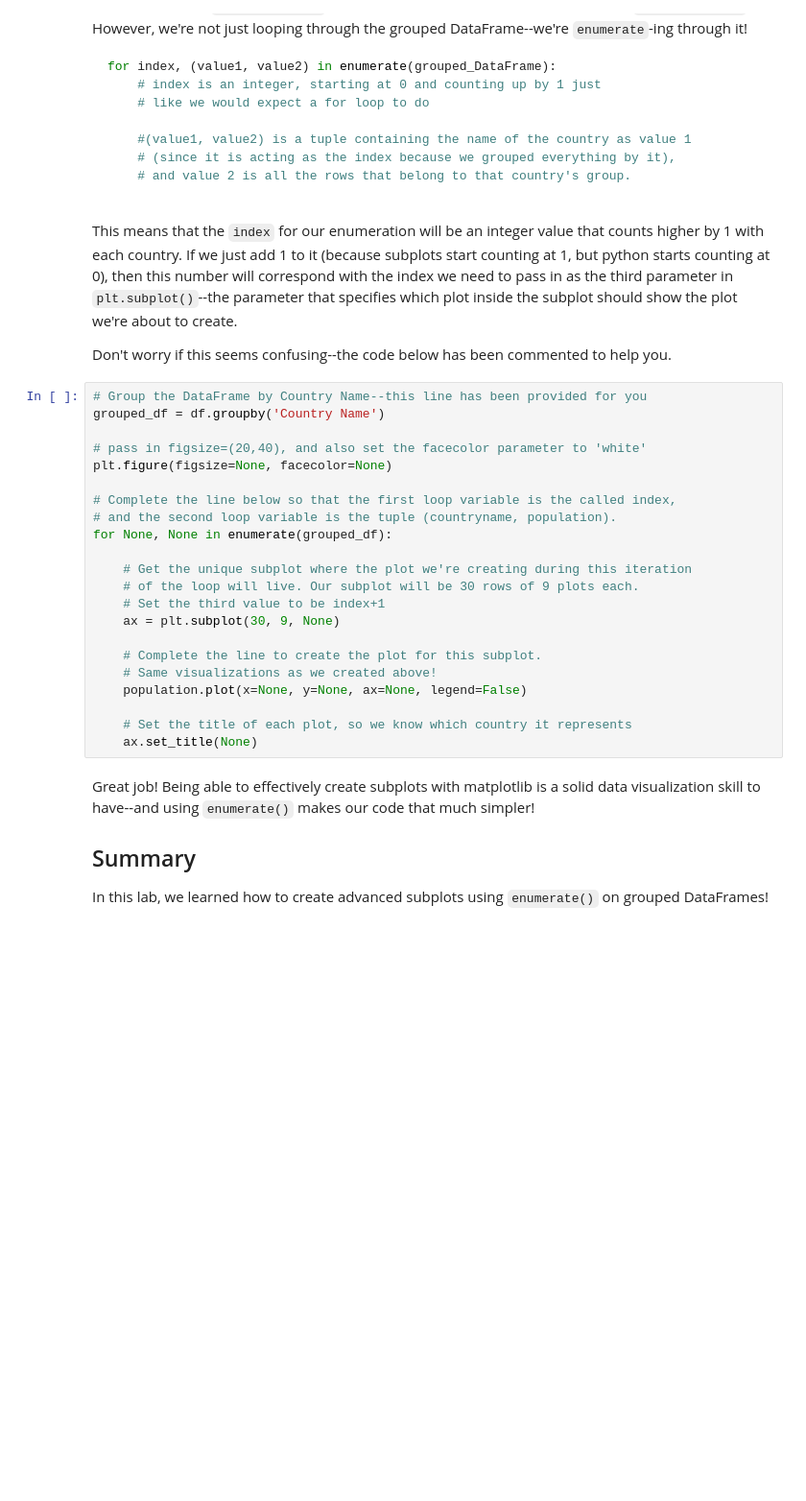
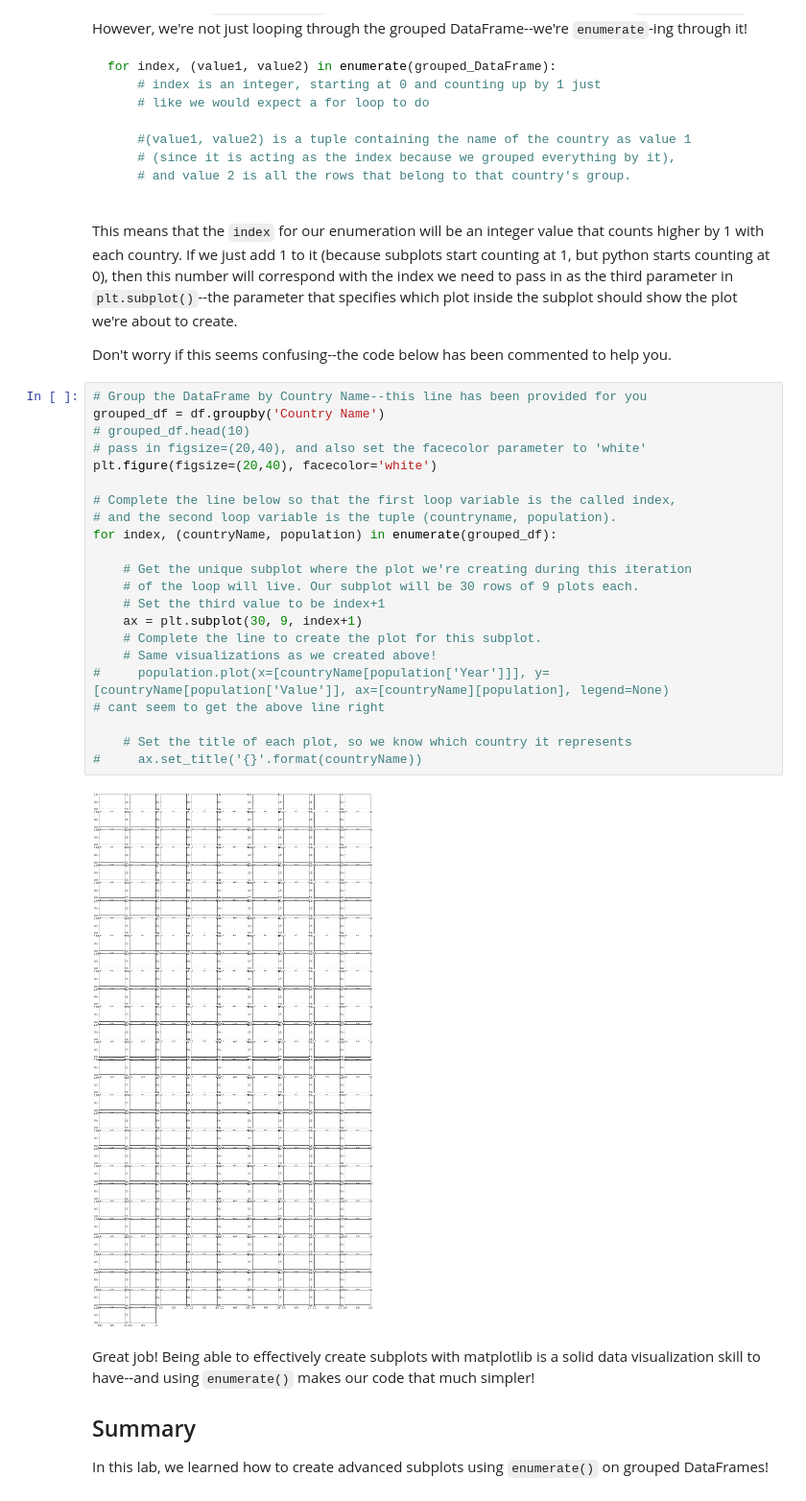
Before and after one commit to eannefawcett/dsc-subplots-and-enumeration-lab-online-ds-pt-081219, a Jupyter notebook: index.ipynb, the cells around one changed output. Shown at 96% size. Drawn from its saved outputs; the diff is of its cells as text; blank space fills up the shorter version.

Commit message:
create ax for a 30 x 9 subplot

```diff
--- a/index.ipynb
+++ b/index.ipynb
@@ -234,25 +227,27 @@ Don't worry if this seems confusing--the code below has been commented to help y
 # %%
 # Group the DataFrame by Country Name--this line has been provided for you
 grouped_df = df.groupby('Country Name')
-
+# grouped_df.head(10)
 # pass in figsize=(20,40), and also set the facecolor parameter to 'white'
-plt.figure(figsize=None, facecolor=None)
+plt.figure(figsize=(20,40), facecolor='white')
 
 # Complete the line below so that the first loop variable is the called index,
 # and the second loop variable is the tuple (countryname, population).
-for None, None in enumerate(grouped_df):
+for index, (countryName, population) in enumerate(grouped_df):
 
     # Get the unique subplot where the plot we're creating during this iteration
     # of the loop will live. Our subplot will be 30 rows of 9 plots each.
     # Set the third value to be index+1
-    ax = plt.subplot(30, 9, None)
-
+    ax = plt.subplot(30, 9, index+1)
     # Complete the line to create the plot for this subplot.
     # Same visualizations as we created above!
-    population.plot(x=None, y=None, ax=None, legend=False)
+#     population.plot(x=[countryName[population['Year']]], y=[countryName[population['Value']], ax=[countryName][population], legend=None)
+# cant seem to get the above line right
 
     # Set the title of each plot, so we know which country it represents
-    ax.set_title(None)
+#     ax.set_title('{}'.format(countryName))
+# %% [output]
+[figure, added]
 # %% [markdown]
 Great job! Being able to effectively create subplots with matplotlib is a solid data visualization skill to have--and using `enumerate()` makes our code that much simpler!
 
```
Also changed, not shown: parts of 1 cell of this notebook.
